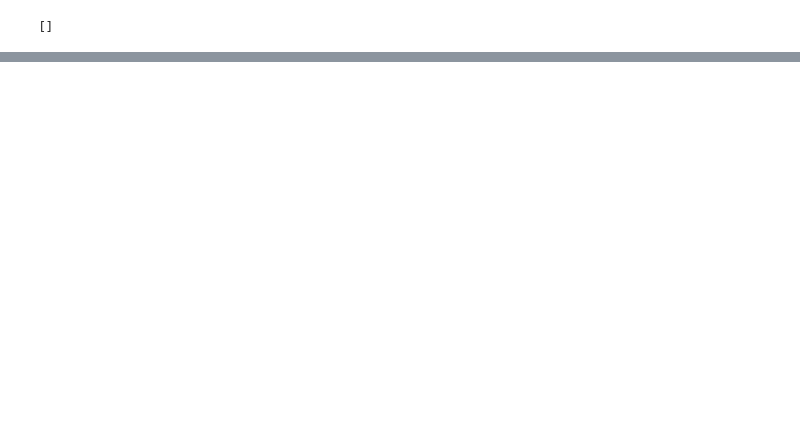
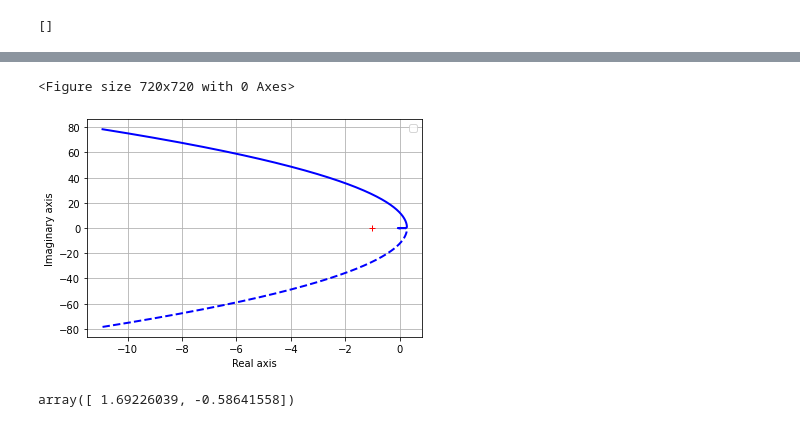
Before and after one commit to AedenLindelauf/Modelling-Week-Bosch, a Jupyter notebook: Stability analysis.ipynb, the cells around one changed output, grey strips where cells are left out. Drawn from its saved outputs; the diff is of its cells as text; code cells hidden in the pictures; blank space fills up the shorter version.

```diff
--- a/Stability analysis.ipynb
+++ b/Stability analysis.ipynb
@@ -236,0 +289,29 @@ for param in all_params:
+# %%
+## Nyquist plot
+plt.figure(figsize=(10,10))
+
+response = [L(I*omega, all_params[-1]) for omega in omegas]
+response_real = [re(x) for x in response]
+response_im = [im(x) for x in response]
+response_im_conj = [-im(x) for x in response]
+# %% [output]
+<Figure size 720x720 with 0 Axes>
+# %%
+# print(response_real)
+plt.plot(response_real, response_im, linewidth=2, color='b', linestyle='-')
+plt.plot(response_real, response_im_conj, linewidth=2, color='b', linestyle='--')
+plt.plot(-1,0, color='r', marker='+')
+plt.grid()
+plt.xlabel('Real axis')
+plt.ylabel('Imaginary axis')
+plt.legend([])
+# plt.xlim([-2,2])
+# plt.ylim([-2,2])
+plt.savefig('Optimize nyquist plot.png')
+plt.show()
+# %% [output]
+[figure, added]
+# %%
+all_params[-1]
+# %% [output]
+array([ 1.69226039, -0.58641558])
```
Also changed, not shown: parts of 11 cells of this notebook.
